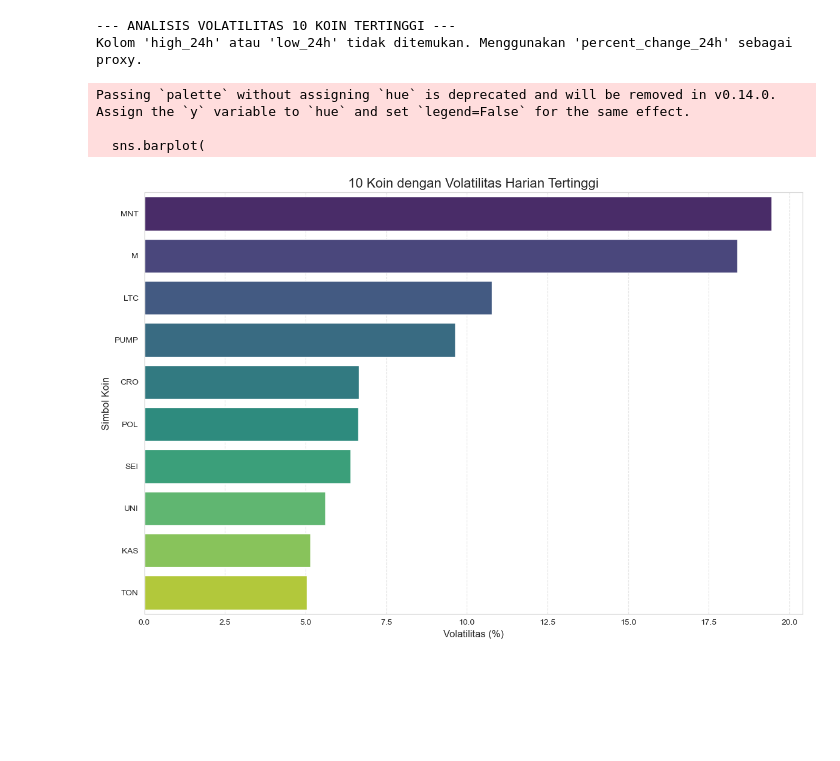
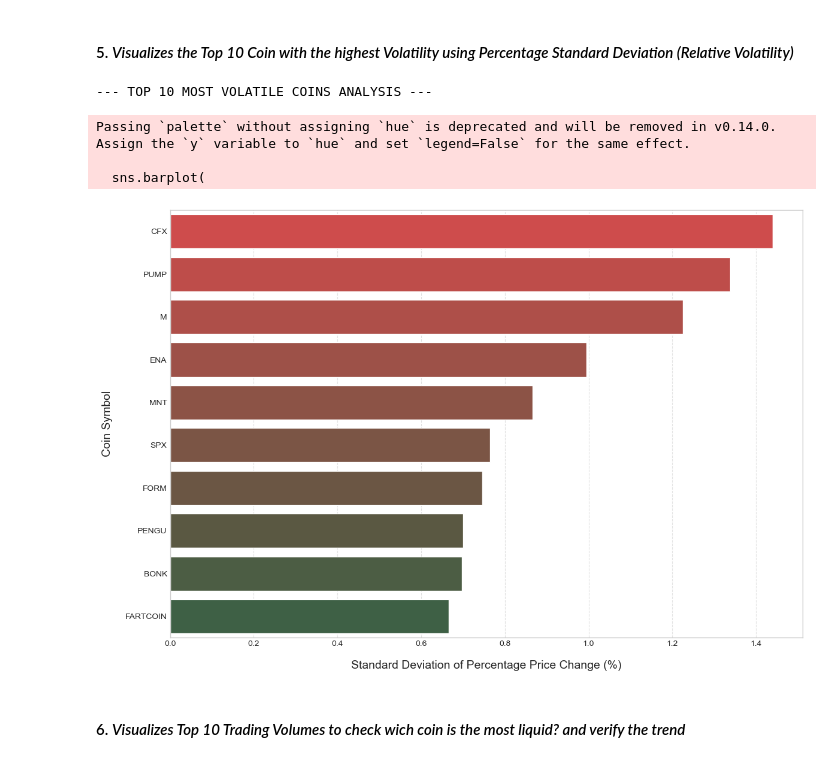
Before and after one commit to michaelvincentsebastian/Automated-Crypto-Market-Insights, a Jupyter notebook: analysis/scripts/analize_data.ipynb, the cells around one changed output. Saved outputs shown, nothing was run; the diff lists cells and outputs as text; code cells hidden in the pictures; blank space fills up the shorter version.

```diff
--- a/analysis/scripts/analize_data.ipynb
+++ b/analysis/scripts/analize_data.ipynb
@@ -243,43 +310,63 @@ plt.show()
+# %% [markdown]
+#### 5. *Visualizes the Top 10 Coin with the highest Volatility using Percentage Standard Deviation (Relative Volatility)*
 # %%
-print("\n--- ANALISIS VOLATILITAS 10 KOIN TERTINGGI ---")
+print("\n--- TOP 10 MOST VOLATILE COINS ANALYSIS ---")
 
-# Pastikan hanya menggunakan data terbaru per koin
-if 'timestamp' in dataFrame.columns:
-    latest_data = dataFrame.loc[dataFrame.groupby('id')['timestamp'].idxmax()].copy()
-else:
-    latest_data = dataFrame.copy()
+# Ensure 'last_updated' column is datetime format and 'price' is not NaN
+dataFrame['last_updated'] = pd.to_datetime(dataFrame['last_updated'], errors='coerce')
+dataFrame.dropna(subset=['last_updated', 'price'], inplace=True)
 
-# Cek apakah kolom 'high_24h' dan 'low_24h' tersedia
-if 'high_24h' in latest_data.columns and 'low_24h' in latest_data.columns:
-    # Hitung volatilitas sebagai persentase dari harga rendah ke harga tinggi
-    latest_data['volatility_percent'] = ((latest_data['high_24h'] - latest_data['low_24h']) / latest_data['low_24h']) * 100
-else:
-    print("Kolom 'high_24h' atau 'low_24h' tidak ditemukan. Menggunakan 'percent_change_24h' sebagai proxy.")
-    latest_data['volatility_percent'] = abs(latest_data['percent_change_24h'])
+# --- FIX: Calculate standard deviation of percentage price change ---
+# Sort data by timestamp for correct change calculation
+dataFrame_sorted = dataFrame.sort_values(by=['symbol', 'last_updated'])
 
-# Urutkan berdasarkan volatilitas dan ambil 10 teratas
-top_volatile = latest_data.sort_values(by='volatility_percent', ascending=False).head(10).copy()
+# Calculate the percentage change in price for each coin
+# We will use pct_change() on price, then take its standard deviation
+dataFrame_sorted['daily_percent_change'] = dataFrame_sorted.groupby('symbol')['price'].pct_change() * 100
 
-# Visualisasi 10 koin ter-volatil dengan bar chart
+# Calculate the standard deviation of percentage price change
+# This measures how much the coin's price fluctuates relatively
+volatility_std = dataFrame_sorted.groupby('symbol')['daily_percent_change'].std().reset_index()
+volatility_std.rename(columns={'daily_percent_change': 'volatility_std'}, inplace=True)
+
+# Remove rows with NaN in volatility_std (coins with only 1 data point or no change)
+volatility_std.dropna(subset=['volatility_std'], inplace=True)
+
+# Merge with coin names for better labeling in the chart
+# Get the latest name for each symbol (important if historical data exists)
+latest_names = dataFrame.drop_duplicates(subset=['symbol'], keep='last')[['symbol', 'name']]
+volatility_std = pd.merge(volatility_std, latest_names, on='symbol', how='left')
+
+# Sort by volatility (standard deviation) and take the top 10
+top_volatile = volatility_std.sort_values(by='volatility_std', ascending=False).head(10).copy()
+
+# Visualize the top 10 most volatile coins with a bar chart
+# Adjust figure size to accommodate 10 bars
 plt.figure(figsize=(12, 8))
+
+# Create a custom color palette from red to green
+# Since it's sorted descending (highest volatility at the top), the first bar will be red, the last green
+# Red color (#E43636) for high volatility, green (#386641) for low volatility
+custom_palette = sns.blend_palette(['#E43636', '#386641'], n_colors=len(top_volatile))
+
 sns.barplot(
     data=top_volatile,
-    x='volatility_percent',
-    y='symbol',
-    palette='viridis', # Menggunakan palet warna yang menarik
+    x='volatility_std',
+    y='symbol', # Using 'symbol' for the Y-axis label
+    palette=custom_palette,
     orient='h'
 )
-plt.title('10 Koin dengan Volatilitas Harian Tertinggi', fontsize=16)
-plt.xlabel('Volatilitas (%)', fontsize=12)
-plt.ylabel('Simbol Koin', fontsize=12)
+plt.xlabel('Standard Deviation of Percentage Price Change (%)', fontsize=14, labelpad=15)
+plt.ylabel('Coin Symbol', fontsize=14, labelpad=15) # Change Y-axis label
 plt.grid(axis='x', linestyle='--', alpha=0.6)
 plt.tight_layout()
 plt.show()
 # %% [output]
---- ANALISIS VOLATILITAS 10 KOIN TERTINGGI ---
-Kolom 'high_24h' atau 'low_24h' tidak ditemukan. Menggunakan 'percent_change_24h' sebagai proxy.
+--- TOP 10 MOST VOLATILE COINS ANALYSIS ---
 Passing `palette` without assigning `hue` is deprecated and will be removed in v0.14.0. Assign the `y` variable to `hue` and set `legend=False` for the same effect.
 
   sns.barplot(
-[figure, old version]
+[figure, new version]
+# %% [markdown]
+#### 6. *Visualizes Top 10 Trading Volumes to check wich coin is the most liquid? and verify the trend*
 # %%
```
Also changed, not shown: parts of 18 cells of this notebook, 4 other files.
